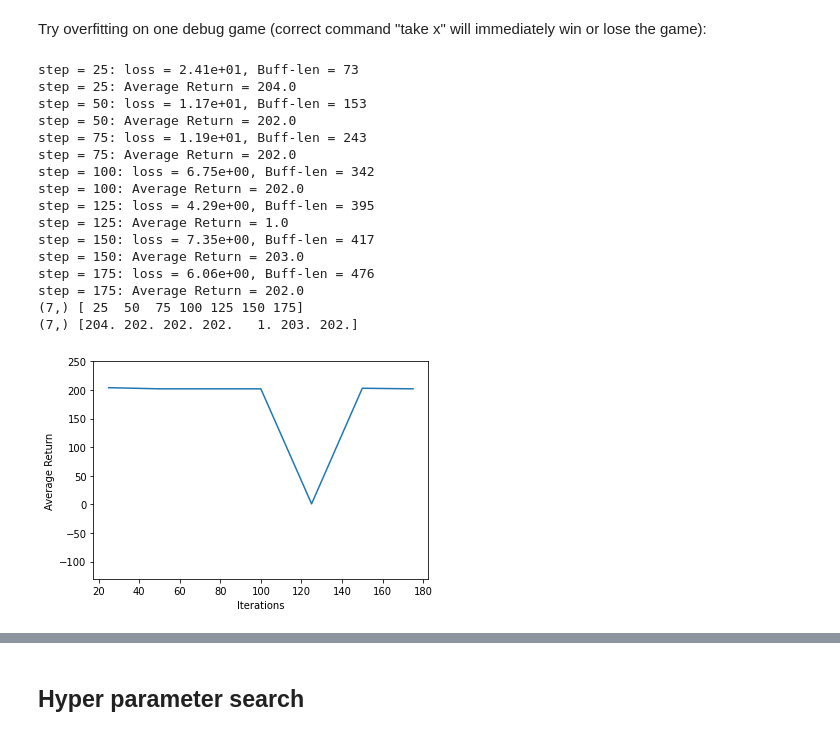
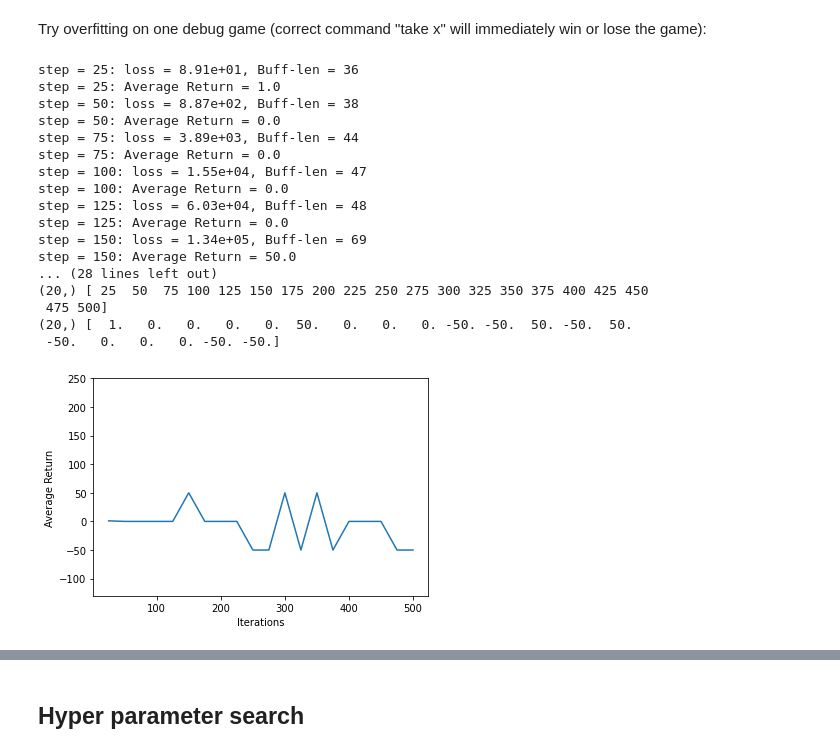
Before and after one commit to floriandonhauser/TeBaG-RL, a Jupyter notebook: tf_TextWorld_RL.ipynb, the cells around one changed output, grey strips where cells are left out. Cells and saved outputs as stored; diff of their text form; code cells hidden in the pictures.

Commit message:
feat: Ulitizing new Policy with Bert as well in tf_TextWorld_RL.ipynb

```diff
--- a/tf_TextWorld_RL.ipynb
+++ b/tf_TextWorld_RL.ipynb
@@ -87,45 +83,50 @@ Try overfitting on one debug game (correct command "take x" will immediately win
 # %%
 DEFAULT_HP = {
     "learning_rate": 1e-3,
-    "initial_collect_steps": 1000,
+    "initial_collect_steps": 2000,
     "collect_steps_per_iteration": 1,
     "replay_buffer_max_length": 100000,
-    "batch_size": 128,
+    # large values lead to OOM with bert policy
+    "batch_size": 32,
     "num_eval_episodes": 1,
     "game_gen_buffer": 25,
     "num_eval_games": 5,
 }
 trainer = TWTrainer(
     reward_dict=REWARD_DICT,
     hpar=DEFAULT_HP,
     debug=False,
     biased_buffer=True,
+    # embedding into fc is default policy
+    # agent_label="FCPolicy",
+    agent_label="BertPolicy",
 )
 eval_scores = trainer.train(
-    num_iterations=1000,
+    num_iterations=500,
     log_interval=25,
     eval_interval=25,
     game_gen_interval=500,
     plot_avg_ret=True,
 )
 # %% [output]
-step = 25: loss = 2.41e+01, Buff-len = 73
-step = 25: Average Return = 204.0
-step = 50: loss = 1.17e+01, Buff-len = 153
-step = 50: Average Return = 202.0
-step = 75: loss = 1.19e+01, Buff-len = 243
-step = 75: Average Return = 202.0
-step = 100: loss = 6.75e+00, Buff-len = 342
-step = 100: Average Return = 202.0
-step = 125: loss = 4.29e+00, Buff-len = 395
-step = 125: Average Return = 1.0
-step = 150: loss = 7.35e+00, Buff-len = 417
-step = 150: Average Return = 203.0
-step = 175: loss = 6.06e+00, Buff-len = 476
-step = 175: Average Return = 202.0
-(7,) [ 25  50  75 100 125 150 175]
-(7,) [204. 202. 202. 202.   1. 203. 202.]
+step = 25: loss = 8.91e+01, Buff-len = 36
+step = 25: Average Return = 1.0
+step = 50: loss = 8.87e+02, Buff-len = 38
+step = 50: Average Return = 0.0
+step = 75: loss = 3.89e+03, Buff-len = 44
+step = 75: Average Return = 0.0
+step = 100: loss = 1.55e+04, Buff-len = 47
+step = 100: Average Return = 0.0
+step = 125: loss = 6.03e+04, Buff-len = 48
+step = 125: Average Return = 0.0
+step = 150: loss = 1.34e+05, Buff-len = 69
+step = 150: Average Return = 50.0
+... (28 lines left out)
+(20,) [ 25  50  75 100 125 150 175 200 225 250 275 300 325 350 375 400 425 450
+ 475 500]
+(20,) [  1.   0.   0.   0.   0.  50.   0.   0.   0. -50. -50.  50. -50.  50.
+ -50.   0.   0.   0. -50. -50.]
-[figure, old version]
+[figure, new version]
 # %%
 pathdir = DEFAULT_PATHS["path_logdir"]
 %load_ext tensorboard
```
Also changed, not shown: parts of 8 cells of this notebook.
